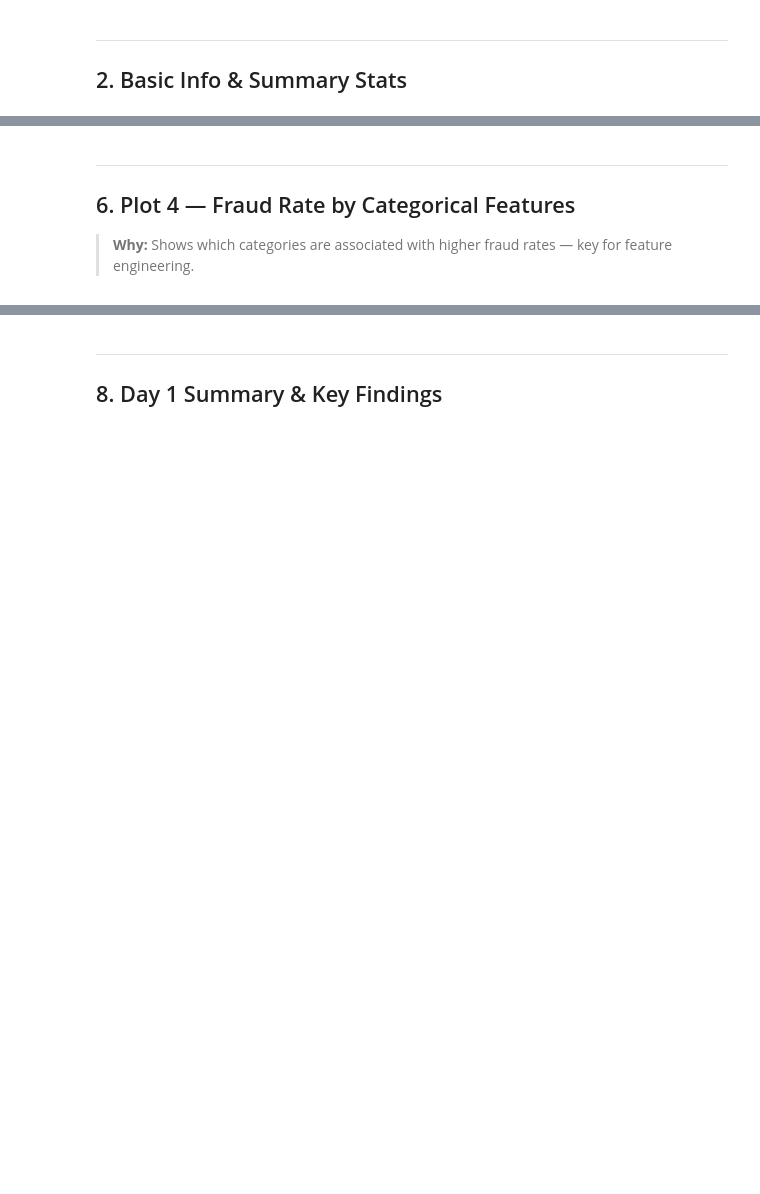
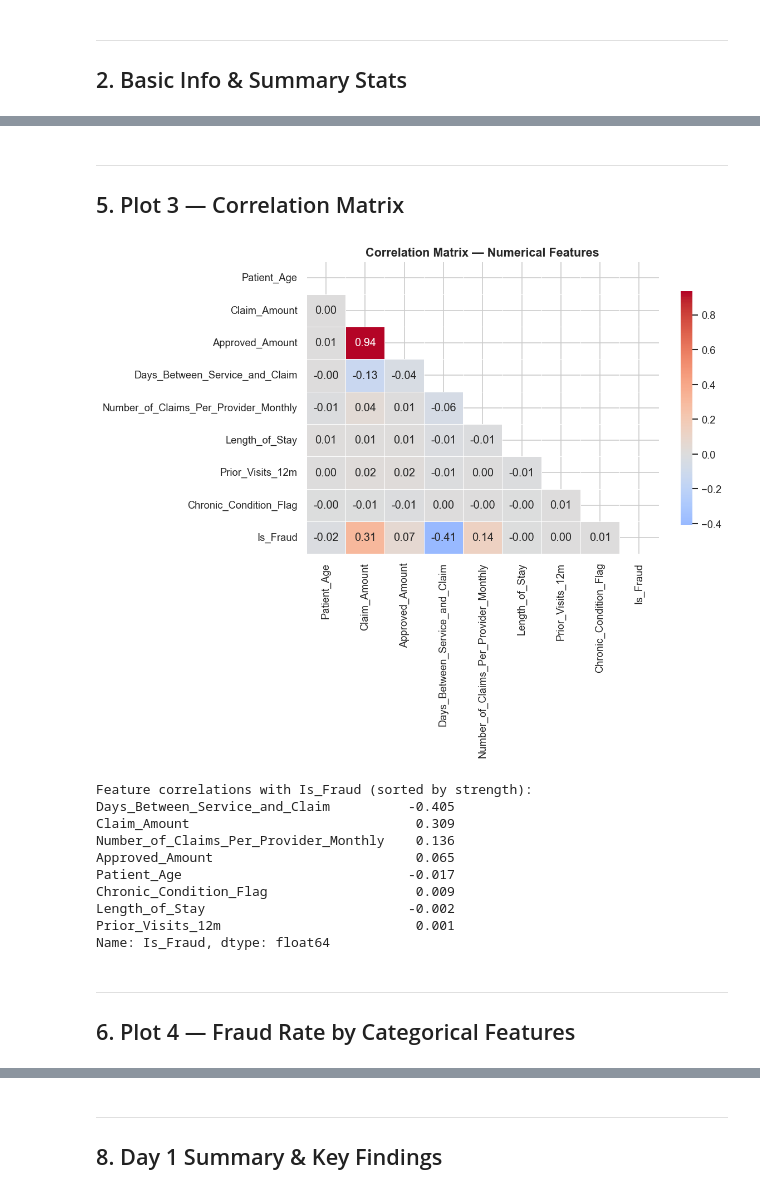
Before and after one commit to Ferdinard35/CODES, a Jupyter notebook: mlp/notebooks/01_EDA.ipynb, the cells around one changed output, grey strips where cells are left out. Saved outputs shown, nothing was run; the diff lists cells and outputs as text; code cells hidden in the pictures; blank space fills up the shorter version.

```diff
--- a/mlp/notebooks/01_EDA.ipynb
+++ b/mlp/notebooks/01_EDA.ipynb
@@ -104,28 +166,45 @@ print('\n→ Fraudulent claims average nearly 2x higher than legitimate claims.'
+# %% [markdown]
+---
+## 5. Plot 3 — Correlation Matrix
 # %%
-numerical_cols = ['Patient_Age', 'Claim_Amount', 'Approved_Amount',
-                  'Days_Between_Service_and_Claim', 'Number_of_Claims_Per_Provider_Monthly',
-                  'Length_of_Stay', 'Prior_Visits_12m', 'Chronic_Condition_Flag', 'Is_Fraud']
+numerical_cols = [
+    'Patient_Age', 'Claim_Amount', 'Approved_Amount',
+    'Days_Between_Service_and_Claim', 'Number_of_Claims_Per_Provider_Monthly',
+    'Length_of_Stay', 'Prior_Visits_12m', 'Chronic_Condition_Flag', 'Is_Fraud'
+]
 
 corr_matrix = df[numerical_cols].corr()
 
 fig, ax = plt.subplots(figsize=(10, 8))
 mask = np.triu(np.ones_like(corr_matrix, dtype=bool))
-sns.heatmap(corr_matrix, annot=True, fmt='.2f', cmap='coolwarm',
-            mask=mask, center=0, ax=ax,
-            linewidths=0.5, cbar_kws={'shrink': 0.8})
+sns.heatmap(
+    corr_matrix, annot=True, fmt='.2f', cmap='coolwarm',
+    mask=mask, center=0, ax=ax, linewidths=0.5,
+    cbar_kws={'shrink': 0.8}
+)
 ax.set_title('Correlation Matrix — Numerical Features', fontsize=13, fontweight='bold')
 plt.tight_layout()
-plt.savefig('plots/plot3_correlation_matrix.png', bbox_inches='tight')
+plt.savefig(os.path.join(PLOTS_DIR, 'plot3_correlation_matrix.png'), bbox_inches='tight')
 plt.show()
 
-# Print top correlations with Is_Fraud
 fraud_corr = corr_matrix['Is_Fraud'].drop('Is_Fraud').sort_values(key=abs, ascending=False)
 print('Feature correlations with Is_Fraud (sorted by strength):')
 print(fraud_corr.round(3))
+# %% [output]
+[figure, added]
+Feature correlations with Is_Fraud (sorted by strength):
+Days_Between_Service_and_Claim          -0.405
+Claim_Amount                             0.309
+Number_of_Claims_Per_Provider_Monthly    0.136
+Approved_Amount                          0.065
+Patient_Age                             -0.017
+Chronic_Condition_Flag                   0.009
+Length_of_Stay                          -0.002
+Prior_Visits_12m                         0.001
+Name: Is_Fraud, dtype: float64
 # %% [markdown]
 ---
 ## 6. Plot 4 — Fraud Rate by Categorical Features
-> **Why:** Shows which categories are associated with higher fraud rates — key for feature engineering.
 # %%
 cat_cols = ['Visit_Type', 'Insurance_Type', 'Provider_Specialty', 'Patient_Gender']
 
```
Also changed, not shown: parts of 13 cells of this notebook, 11 other files.
